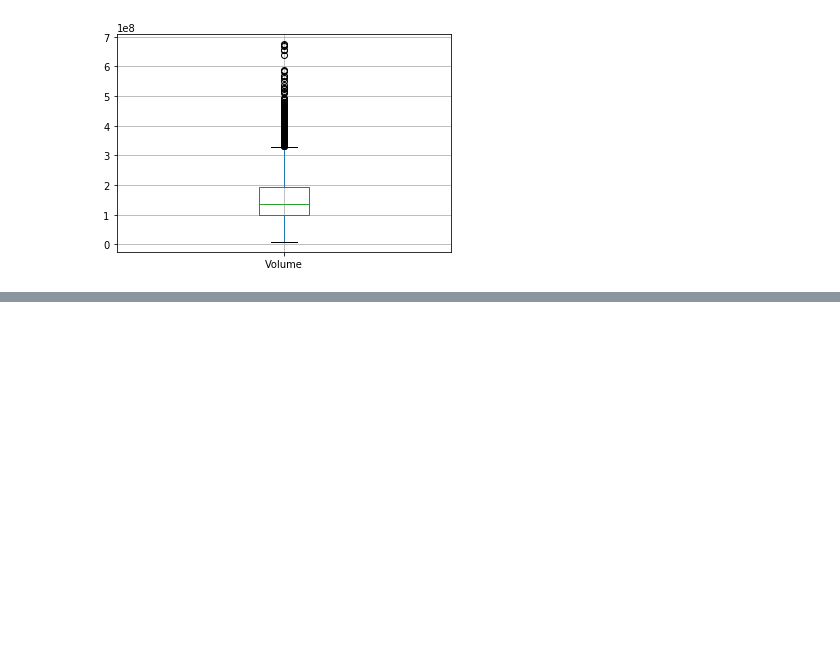
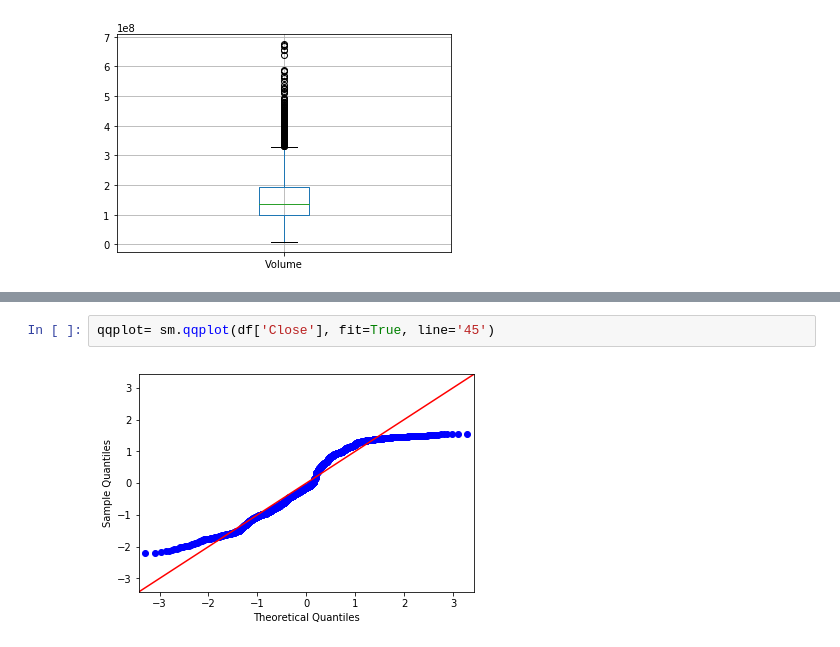
Before and after one commit to abbasiehsan1991/DataMining_concepts, a Jupyter notebook: Data_Mining_Concepts.ipynb, the cells around one changed output, grey strips where cells are left out. Drawn from its saved outputs; the diff is of its cells as text; blank space fills up the shorter version.

```diff
--- a/Data_Mining_Concepts.ipynb
+++ b/Data_Mining_Concepts.ipynb
@@ -146,0 +201,4 @@ Name: Volume, Length: 1897, dtype: int64
+# %%
+qqplot= sm.qqplot(df['Close'], fit=True, line='45')
+# %% [output]
+[figure, added]
```
Also changed, not shown: parts of 17 cells of this notebook.
